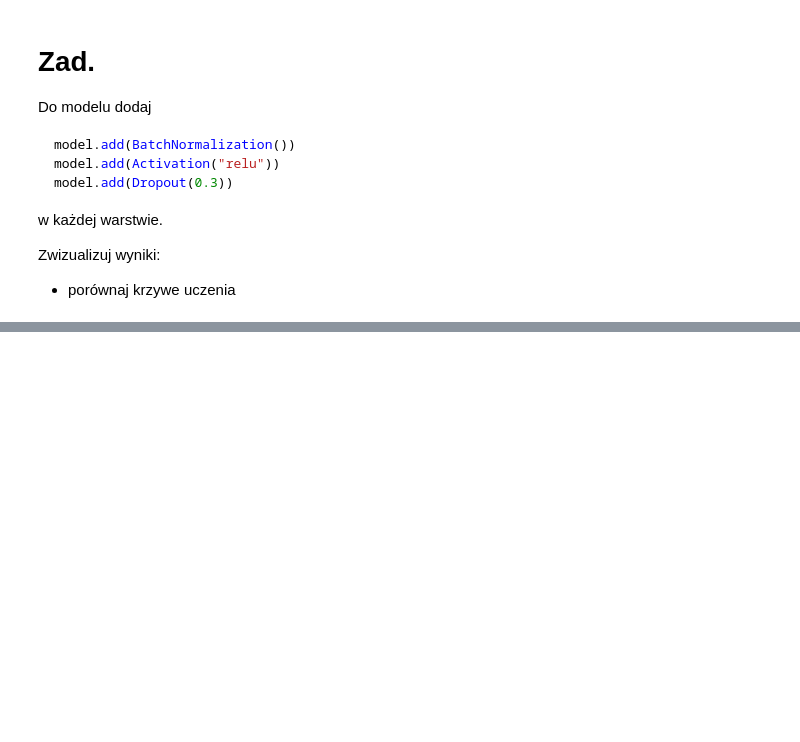
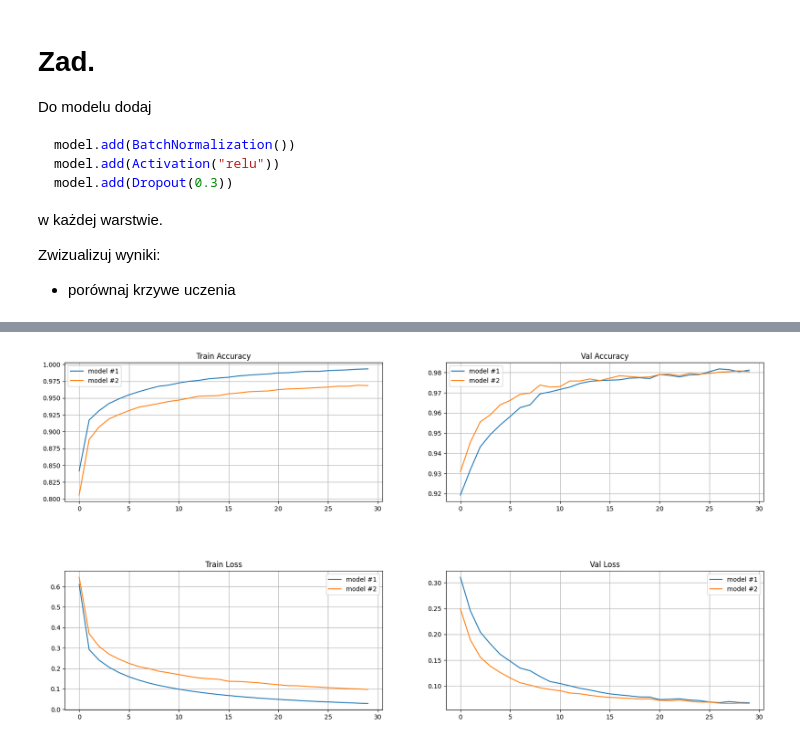
Before and after one commit to KrystianJachna/AI, a Jupyter notebook: cw10/AD_Z10_O_MNIST_BatchNormalization_Dropout.ipynb, the cells around one changed output, grey strips where cells are left out. Drawn from its saved outputs; the diff is of its cells as text; code cells hidden in the pictures; blank space fills up the shorter version.

```diff
--- a/cw10/AD_Z10_O_MNIST_BatchNormalization_Dropout.ipynb
+++ b/cw10/AD_Z10_O_MNIST_BatchNormalization_Dropout.ipynb
@@ -171,0 +228,11 @@ Zwizualizuj wyniki:
+# %%
+df = pd.DataFrame(columns=["model", "accuracy"])
+
+for i, (model, history) in enumerate(models_history):
+    y_pred = model.predict(X_test)
+    y_pred_classes = np.argmax(y_pred, axis=1)
+    y_test_classes = np.argmax(y_test, axis=1)
+    accuracy = accuracy_score(y_test_classes, y_pred_classes)
+    df.loc[i] = [models_type[i], accuracy]
+
+df
@@ -171,0 +245,22 @@ Zwizualizuj wyniki:
+# %%
+fig, axs = plt.subplots(2, 2, figsize=(20, 10))
+
+for i, (_, history) in enumerate(models_history):
+    axs[0][0].plot(history.history['accuracy'], label=f'{models_type[i]}')
+    axs[0][1].plot(history.history['val_accuracy'], label=f'{models_type[i]}')
+    axs[1][0].plot(history.history['loss'], label=f'{models_type[i]}')
+    axs[1][1].plot(history.history['val_loss'], label=f'{models_type[i]}')
+
+axs[0][0].set_title('Train Accuracy')
+axs[0][1].set_title('Val Accuracy')
+axs[1][0].set_title('Train Loss')
+axs[1][1].set_title('Val Loss')
+
+for ax in axs.flatten():
+    ax.legend()
+    ax.grid(True)
+
+plt.subplots_adjust(hspace=0.5)
+plt.show()
+# %% [output]
+[figure, added]
```
Also changed, not shown: parts of 13 cells of this notebook.
